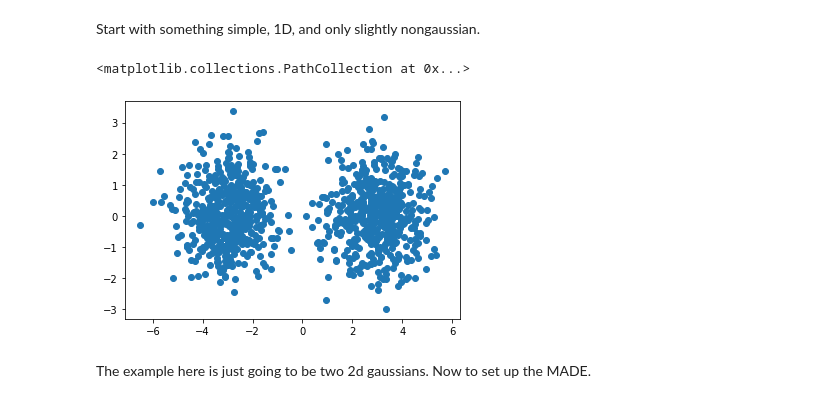
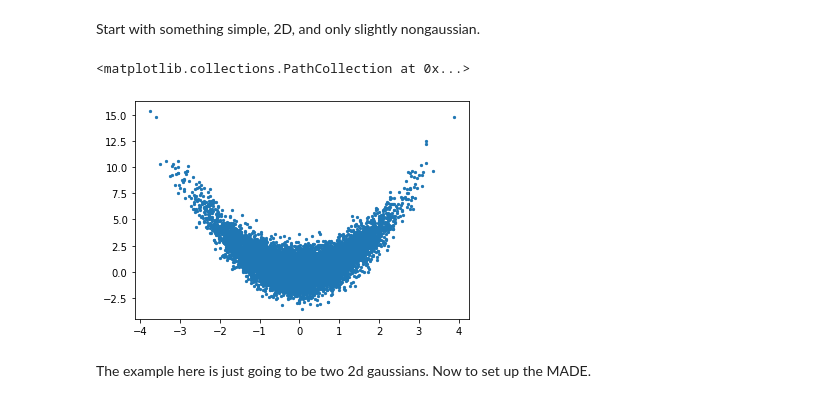
Before and after one commit to SBU-EVAN/jupyter-notebooks, a Jupyter notebook: tensorflow.ipynb, the cells around one changed output. Drawn from its saved outputs; the diff is of its cells as text; code cells hidden in the pictures.

```diff
--- a/tensorflow.ipynb
+++ b/tensorflow.ipynb
@@ -1,5 +1,5 @@
 # %% [markdown]
-Start with something simple, 1D, and only slightly nongaussian.
+ Start with something simple, 2D, and only slightly nongaussian.
 # %%
 import numpy as np
 from scipy.stats import norm
@@ -15,16 +15,14 @@ from tensorflow.keras.layers import Input
 from tensorflow.keras.callbacks import Callback
 # %%
 # Sample from the initial distribution
-X1 = np.random.normal(-3, 1, 500)
-X2 = np.random.normal(3, 1, 500)
-Y  = np.random.normal(0,1,1000)
+nsamples=10000
+X = np.random.normal(0, 1, nsamples)
+Y = np.random.normal(X**2,1,nsamples)
 
-X = np.concatenate([X1 ,X2])
-
-plt.scatter(X,Y)
+plt.scatter(X,Y,s=5)
 # %% [output]
 <matplotlib.collections.PathCollection at 0x...>
-[figure, old version]
+[figure, new version]
 # %% [markdown]
 The example here is just going to be two 2d gaussians. Now to set up the MADE.
 # %%
```
Also changed, not shown: parts of 12 cells of this notebook.
